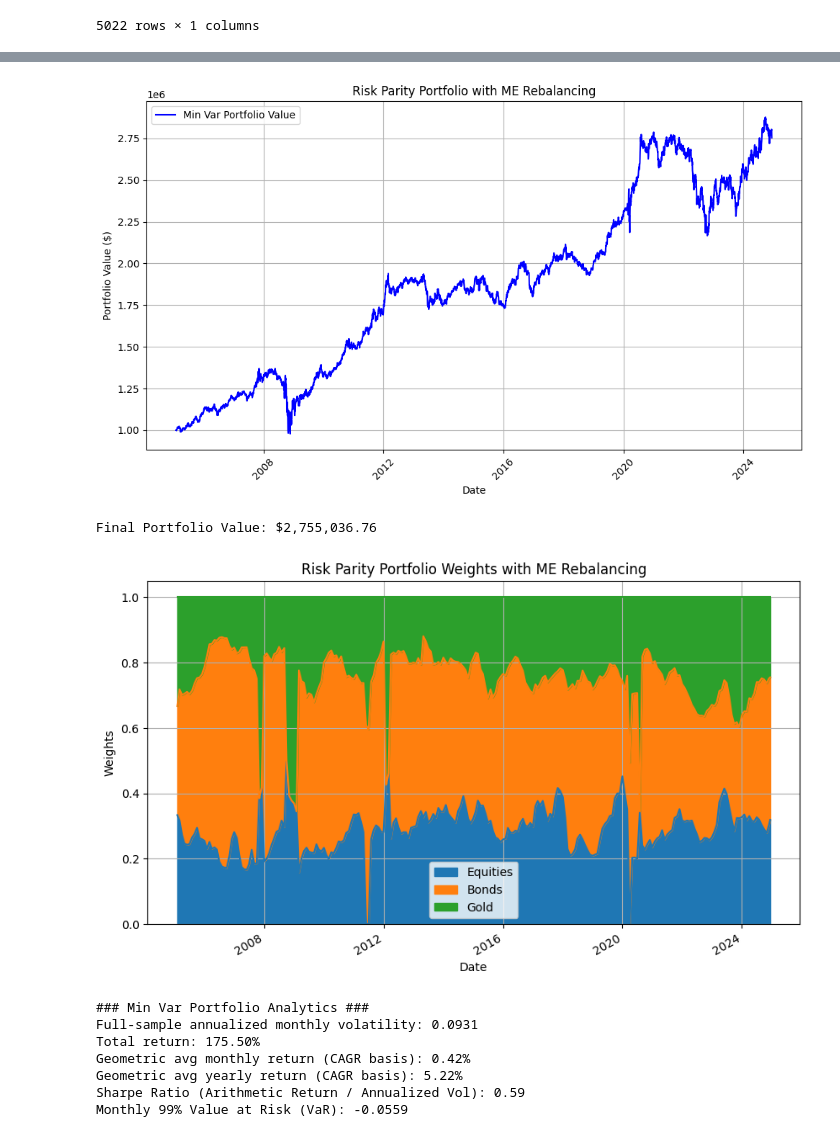
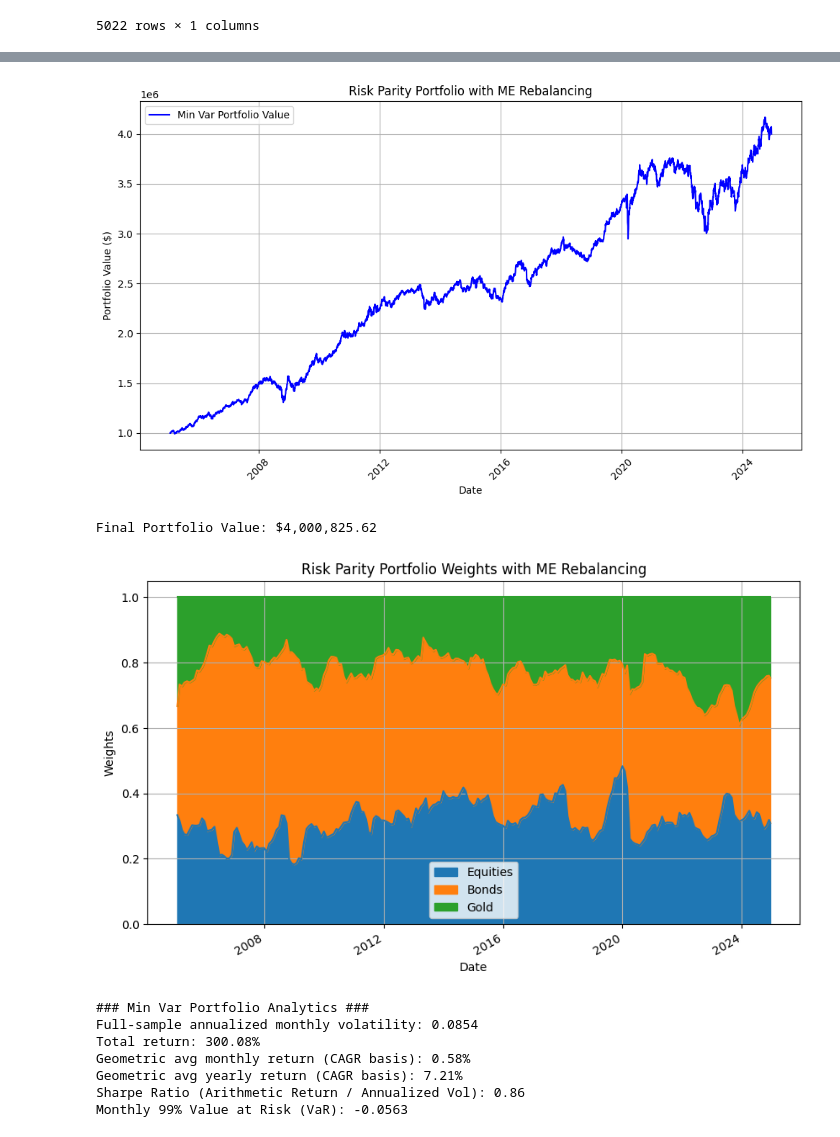
Before and after one commit to plaishev/asset_mgmt_seminar, a Jupyter notebook: Risk_Parity_asset_class_level.ipynb, the cells around one changed output, grey strips where cells are left out. Saved outputs shown, nothing was run; the diff lists cells and outputs as text; code cells hidden in the pictures.

```diff
--- a/Risk_Parity_asset_class_level.ipynb
+++ b/Risk_Parity_asset_class_level.ipynb
@@ -144,7 +144,7 @@ def risk_parity_portfolio(returns, rebalance_frequency, initial_investment=1e6):
 
         # (A) If not the first rebal date, compute new weights:
         if i > 0:
-            lookback_days = 126  # ~126 trading days (6 months), just an example
+            lookback_days = 180  # ~180 trading days (6 months), just an example
             cov_start = this_rebal_date - pd.Timedelta(days=lookback_days)
             cov_data = returns.loc[cov_start:this_rebal_date]
 
@@ -189,36 +189,36 @@ def risk_parity_portfolio(returns, rebalance_frequency, initial_investment=1e6):
 
 
 
 
 #### Actual Fuction Call ####
 
 rebalance_frequency = 'ME'  # ME = monthly, QE = quarterly, YE = yearly
 portfolio_value, portfolio_weights = risk_parity_portfolio(returns, rebalance_frequency)
 
 # Plot the portfolio value over time
 plt.figure(figsize=(10, 6))
 plt.plot(portfolio_value, label='Min Var Portfolio Value', color='blue')
 plt.title(f'Risk Parity Portfolio with {rebalance_frequency} Rebalancing')
 plt.xlabel('Date')
 plt.ylabel('Portfolio Value ($)')
 plt.legend()
 plt.grid(True)
 plt.xticks(rotation=45)
 plt.tight_layout()
 plt.show()
 print(f"Final Portfolio Value: ${portfolio_value.iloc[-1]:,.2f}")
 
 # Plot the portfolio weights over time
 portfolio_weights.plot(figsize=(10, 6), kind='area', stacked=True)
 plt.title(f'Risk Parity Portfolio Weights with {rebalance_frequency} Rebalancing')
 plt.xlabel('Date')
 plt.ylabel('Weights')
 plt.grid(True)
 plt.show()
 # %% [output]
-[figure, old version]
+[figure, new version]
-Final Portfolio Value: $2,755,036.76
+Final Portfolio Value: $4,000,825.62
-[figure, old version]
+[figure, new version]
 # %%
 #### Min Var Portfolio Analytics #### ver 2.2
 
@@ -259,9 +259,9 @@ print(f"Sharpe Ratio (Arithmetic Return / Annualized Vol): {sharpe_ratio_minvar:
 print(f"Monthly 99% Value at Risk (VaR): {VaR_99_minvar:.4f}")
 # %% [output]
 ### Min Var Portfolio Analytics ###
-Full-sample annualized monthly volatility: 0.0931
-Total return: 175.50%
-Geometric avg monthly return (CAGR basis): 0.42%
-Geometric avg yearly return (CAGR basis): 5.22%
-Sharpe Ratio (Arithmetic Return / Annualized Vol): 0.59
-Monthly 99% Value at Risk (VaR): -0.0559
+Full-sample annualized monthly volatility: 0.0854
+Total return: 300.08%
+Geometric avg monthly return (CAGR basis): 0.58%
+Geometric avg yearly return (CAGR basis): 7.21%
+Sharpe Ratio (Arithmetic Return / Annualized Vol): 0.86
+Monthly 99% Value at Risk (VaR): -0.0563
```
Also changed, not shown: parts of 1 cell of this notebook, 4 other files.
